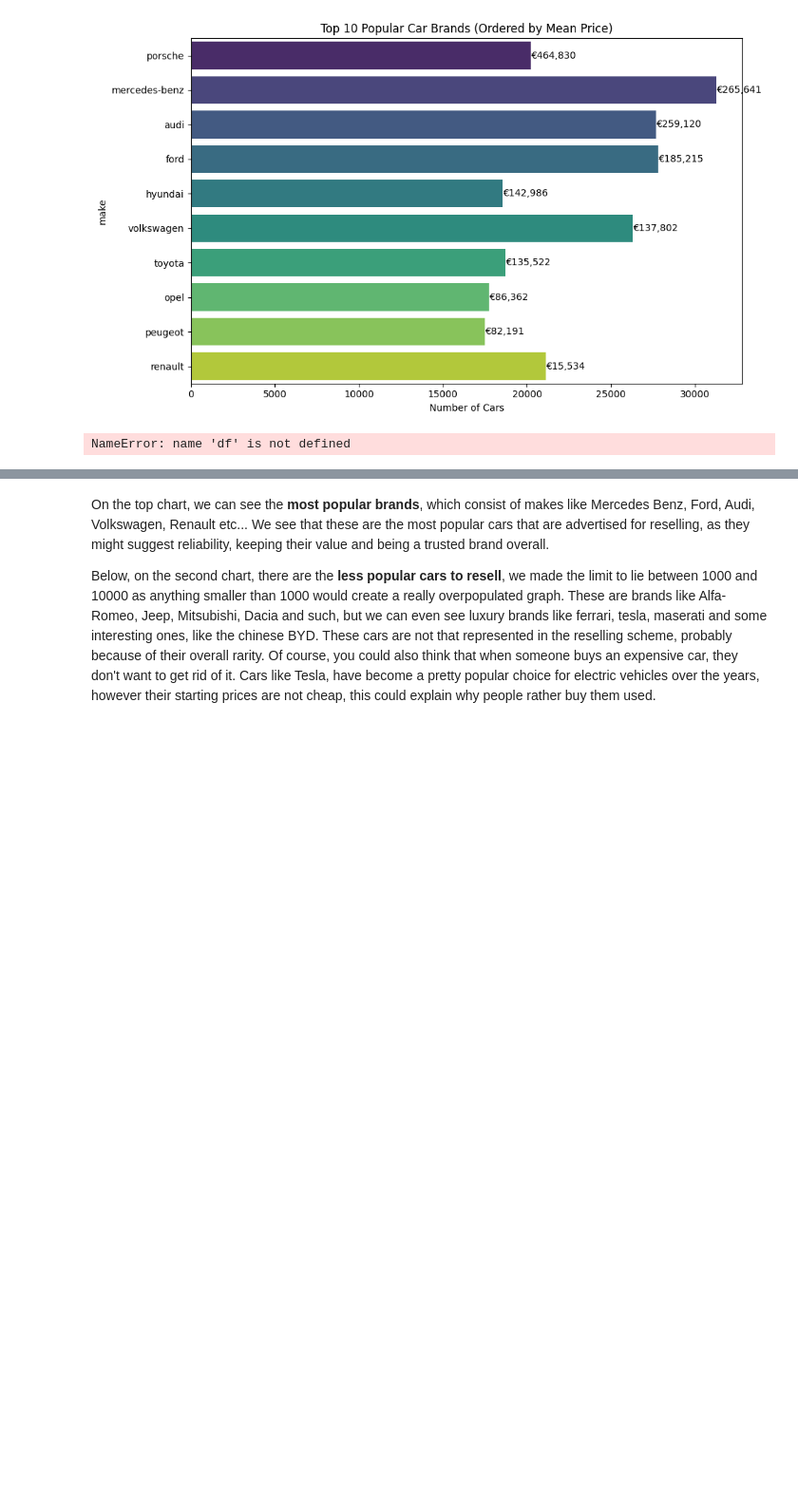
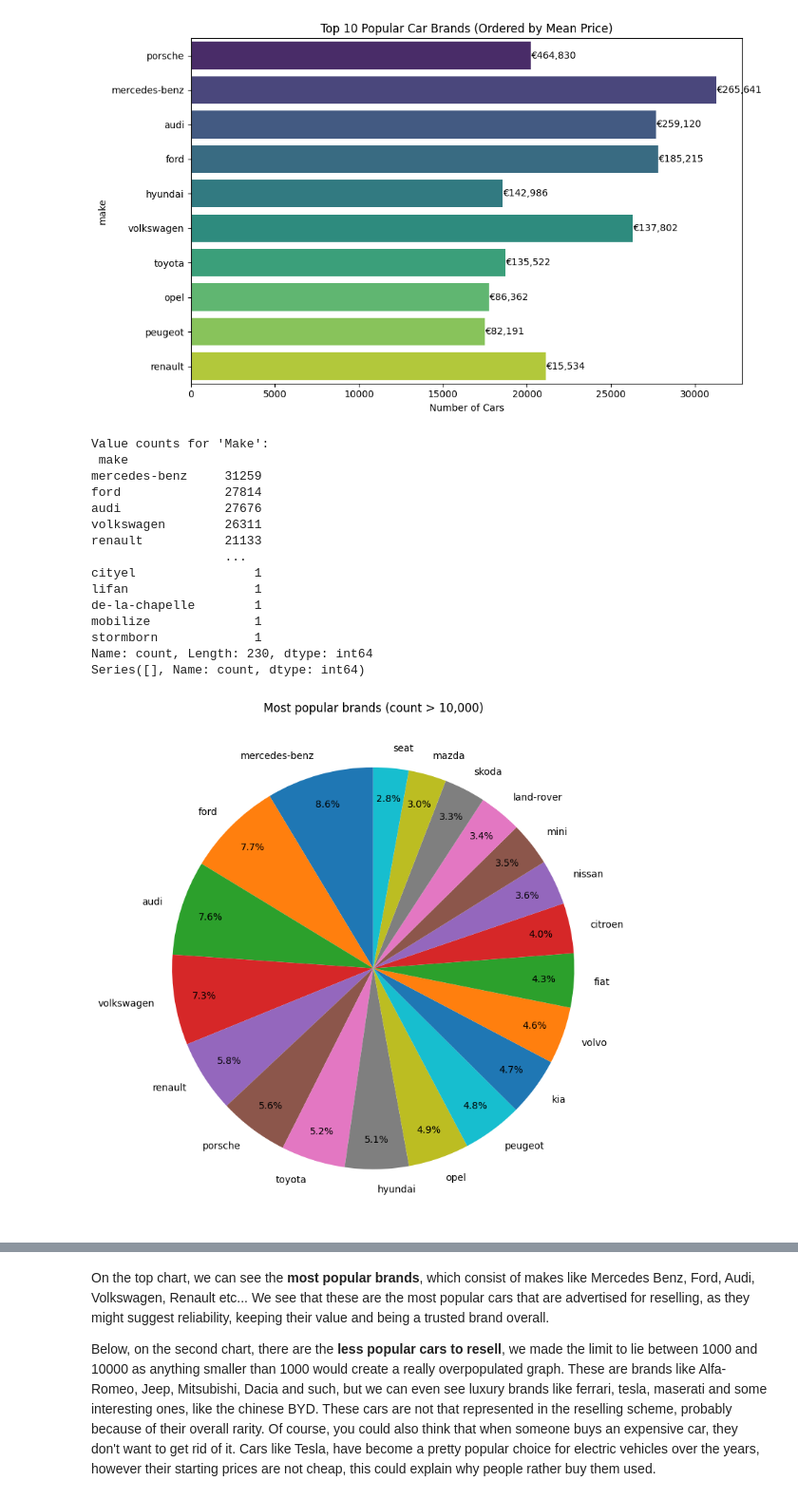
Before and after one commit to dfoddav2/SS25-capstone-project, a Jupyter notebook: exploratory.ipynb, the cells around one changed output, grey strips where cells are left out. Shown at 95% size. Drawn from its saved outputs; the diff is of its cells as text; code cells hidden in the pictures; blank space fills up the shorter version.

```diff
--- a/exploratory.ipynb
+++ b/exploratory.ipynb
@@ -220,30 +202,54 @@ Passing `palette` without assigning `hue` is deprecated and will be removed in v
   sns.barplot(
 [figure]
 # %%
-# 3. Value Counts for Categorical Columns
-
-# Print value counts for categorical columns (example: 'Make')
+# Print value counts for categorical columns
 print("\nValue counts for 'Make':\n", df['make'].value_counts().sort_values(ascending=False))
 
 # Print value counts for BMW models
-print(df[df['make'] == 'bmw']['model'].value_counts())
+print(df[df['make'] == 'bmw']['car_title'].value_counts())
 
 # Visualize value counts for a categorical column (example: 'Make')
 make_counts = df['make'].value_counts()
 popular_makes = make_counts[make_counts > 10000]
 unpopular_makes = make_counts[(1000 < make_counts) & (make_counts < 10000)]
-popular_makes.plot(kind='pie',
-                        autopct='%1.1f%%',
-                        pctdistance=0.85)# showing percentages with autopct
-plt.title("Most popular brands (count > 10000)")
-plt.ylabel('')
-plt.show()
 
-unpopular_makes.plot(kind='pie',
-                        autopct='%1.1f%%',
-                        pctdistance=0.85)# showing percentages with autopct
-plt.title("Less, but still popular brands (1000 < count < 10000)")
-plt.ylabel('')
-plt.show()
+# Pie chart for popular makes
+if not popular_makes.empty:
+    plt.figure(figsize=(8, 8))
+    popular_makes.plot(kind='pie',
+                       autopct='%1.1f%%',
+                       pctdistance=0.85,
+                       startangle=90)
+    plt.title("Most popular brands (count > 10,000)")
+    plt.ylabel('')
+    plt.tight_layout()
+    plt.show()
+
+# Pie chart for less popular makes
+if not unpopular_makes.empty:
+    plt.figure(figsize=(8, 8))
+    unpopular_makes.plot(kind='pie',
+                         autopct='%1.1f%%',
+                         pctdistance=0.85,
+                         startangle=90)
+    plt.title("Less, but still popular brands (1,000 < count < 10,000)")
+    plt.ylabel('')
+    plt.tight_layout()
+    plt.show()
 # %% [output]
-NameError: name 'df' is not defined
+Value counts for 'Make':
+ make
+mercedes-benz     31259
+ford              27814
+audi              27676
+volkswagen        26311
+renault           21133
+                  ...
+cityel                1
+lifan                 1
+de-la-chapelle        1
+mobilize              1
+stormborn             1
+Name: count, Length: 230, dtype: int64
+Series([], Name: count, dtype: int64)
+[figure, added]
```
Also changed, not shown: parts of 11 cells of this notebook.
